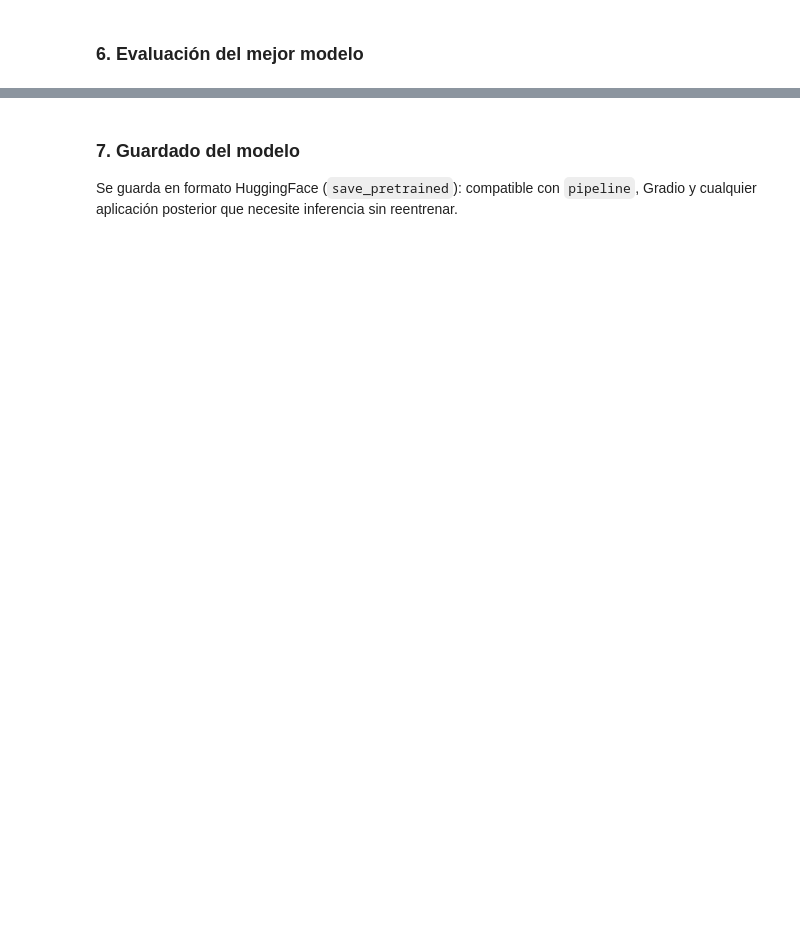
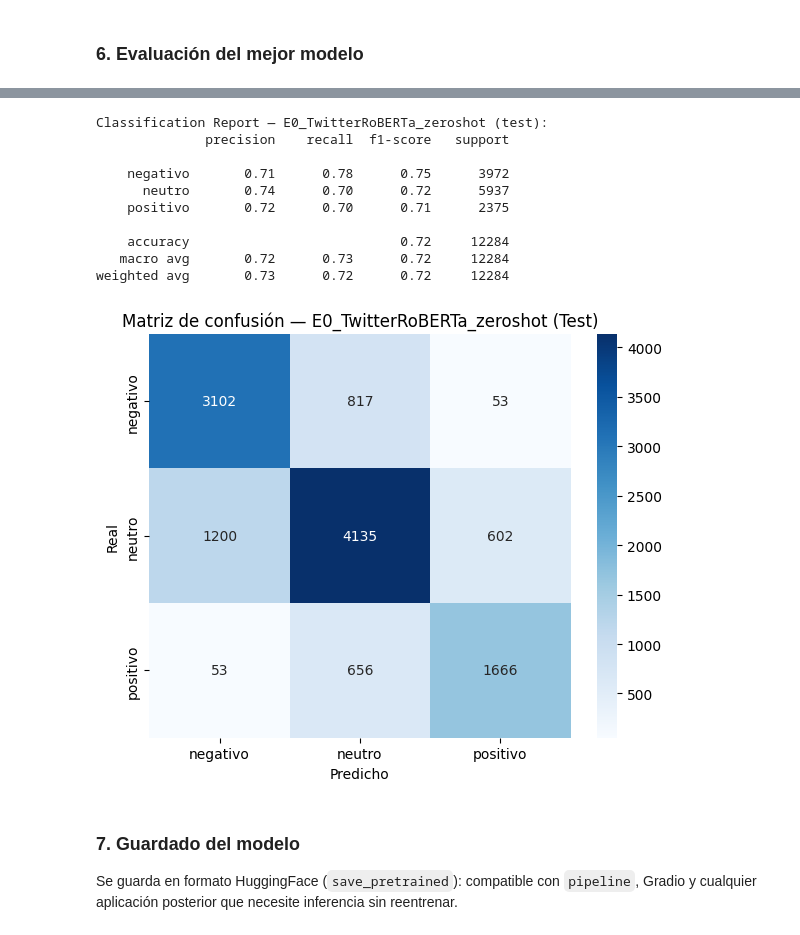
Before and after one commit to jimenami/TFM, a Jupyter notebook: notebooks/02_sentiment_tweeteval.ipynb, the cells around one changed output, grey strips where cells are left out. Cells and saved outputs as stored; diff of their text form; code cells hidden in the pictures; blank space fills up the shorter version.

```diff
--- a/notebooks/02_sentiment_tweeteval.ipynb
+++ b/notebooks/02_sentiment_tweeteval.ipynb
@@ -800,17 +958,30 @@ for k, v in val_results.items():
 # %%
 print(f'Classification Report — {best["strategy"]} (test):')
 print(classification_report(best['y_true'], best['y_pred'], target_names=label_names))
 
 cm = confusion_matrix(best['y_true'], best['y_pred'])
 plt.figure(figsize=(6, 5))
 sns.heatmap(cm, annot=True, fmt='d', cmap='Blues',
             xticklabels=label_names, yticklabels=label_names)
 plt.title(f'Matriz de confusión — {best["strategy"]} (Test)')
 plt.ylabel('Real')
 plt.xlabel('Predicho')
 plt.tight_layout()
+os.makedirs('figures', exist_ok=True)
 plt.savefig('figures/best_confusion_matrix.png', bbox_inches='tight', dpi=120)
 plt.show()
+# %% [output]
+Classification Report — E0_TwitterRoBERTa_zeroshot (test):
+              precision    recall  f1-score   support
+
+    negativo       0.71      0.78      0.75      3972
+      neutro       0.74      0.70      0.72      5937
+    positivo       0.72      0.70      0.71      2375
+
+    accuracy                           0.72     12284
+   macro avg       0.72      0.73      0.72     12284
+weighted avg       0.73      0.72      0.72     12284
+[figure, added]
 # %% [markdown]
 ### 7. Guardado del modelo
 
```
Also changed, not shown: parts of 43 cells of this notebook, 13 other files.
